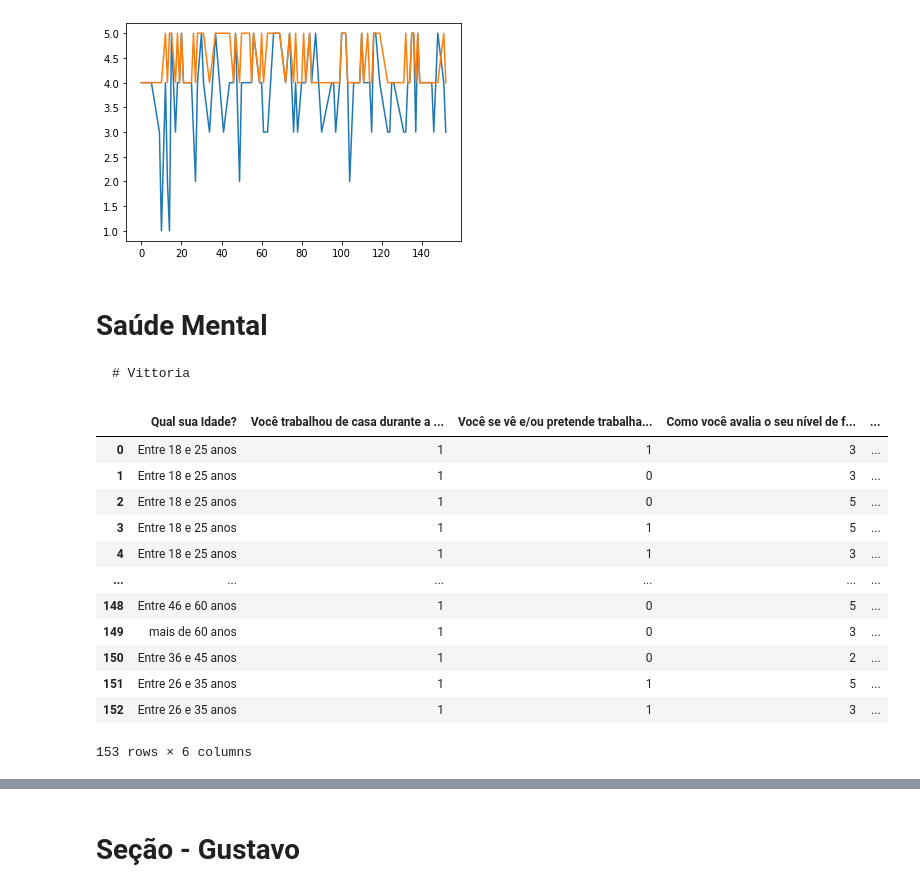
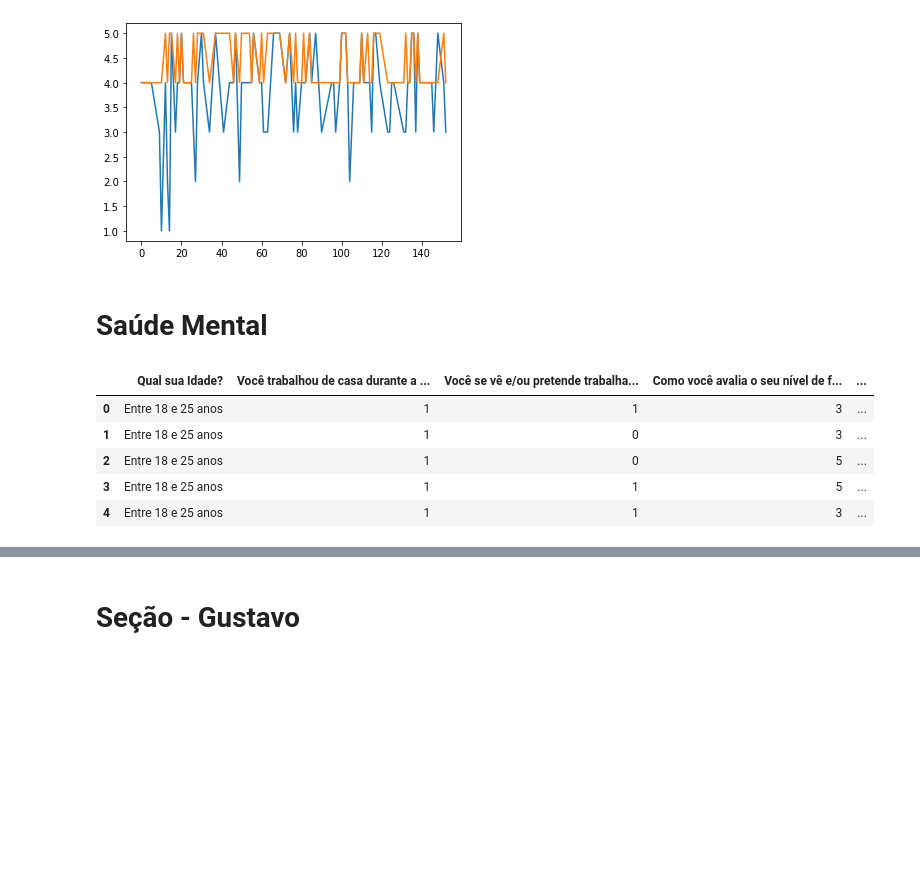
Before and after one commit to vittoria-thomasini/comportment-analytics-covid19, a Jupyter notebook: ProjetoCovid19.ipynb, the cells around one changed output, grey strips where cells are left out. Saved outputs shown, nothing was run; the diff lists cells and outputs as text; code cells hidden in the pictures; blank space fills up the shorter version.

````diff
--- a/ProjetoCovid19.ipynb
+++ b/ProjetoCovid19.ipynb
@@ -82,30 +91,29 @@ plt.show
 
 
 # Saúde Mental
-
-```
-# Vittoria
-```
 # %%
 import pandas as pd
+import matplotlib as matplt
+import matplotlib.pyplot as plot
+matplt.rcParams["figure.figsize"] = (10, 5)
 
 respostas = 'https://github.com/vittoria-thomasini/comportment-analytics-covid19/blob/main/Planilhas/Saude%20mental.csv?raw=true'
 
 dados = pd.read_csv(respostas,  delimiter=';' )
+idade = dados['Qual sua Idade?']
+pandemia = dados['Você trabalhou de casa durante a pandemia?']
+futuro = dados['Você se vê e/ou pretende trabalhar remotamente no futuro?']
+fadiga = dados['Como você avalia o seu nível de fadiga (Cansaço excessivo) durante o trabalho de Home Office?']
+estresse = dados['Como você avalia o seu nível de estresse durante o trabalho de Home Office?']
+experiencia = dados['Como foi sua experiência em trabalhar de casa?']
+
 dados = dados.replace('Sim', 1)
 dados = dados.replace('Não', 0)
-dados
+dados.head()
 # %% [output]
 |  | Qual sua Idade? | Você trabalhou de casa durante a ... | Você se vê e/ou pretende trabalha... | Como você avalia o seu nível de f... | ... |
 | 0 | Entre 18 e 25 anos | 1 | 1 | 3 | ... |
 | 1 | Entre 18 e 25 anos | 1 | 0 | 3 | ... |
 | 2 | Entre 18 e 25 anos | 1 | 0 | 5 | ... |
 | 3 | Entre 18 e 25 anos | 1 | 1 | 5 | ... |
 | 4 | Entre 18 e 25 anos | 1 | 1 | 3 | ... |
-| ... | ... | ... | ... | ... | ... |
-| 148 | Entre 46 e 60 anos | 1 | 0 | 5 | ... |
-| 149 | mais de 60 anos | 1 | 0 | 3 | ... |
-| 150 | Entre 36 e 45 anos | 1 | 0 | 2 | ... |
-| 151 | Entre 26 e 35 anos | 1 | 1 | 5 | ... |
-| 152 | Entre 26 e 35 anos | 1 | 1 | 3 | ... |
-153 rows × 6 columns
````
Also changed, not shown: parts of 11 cells of this notebook.
